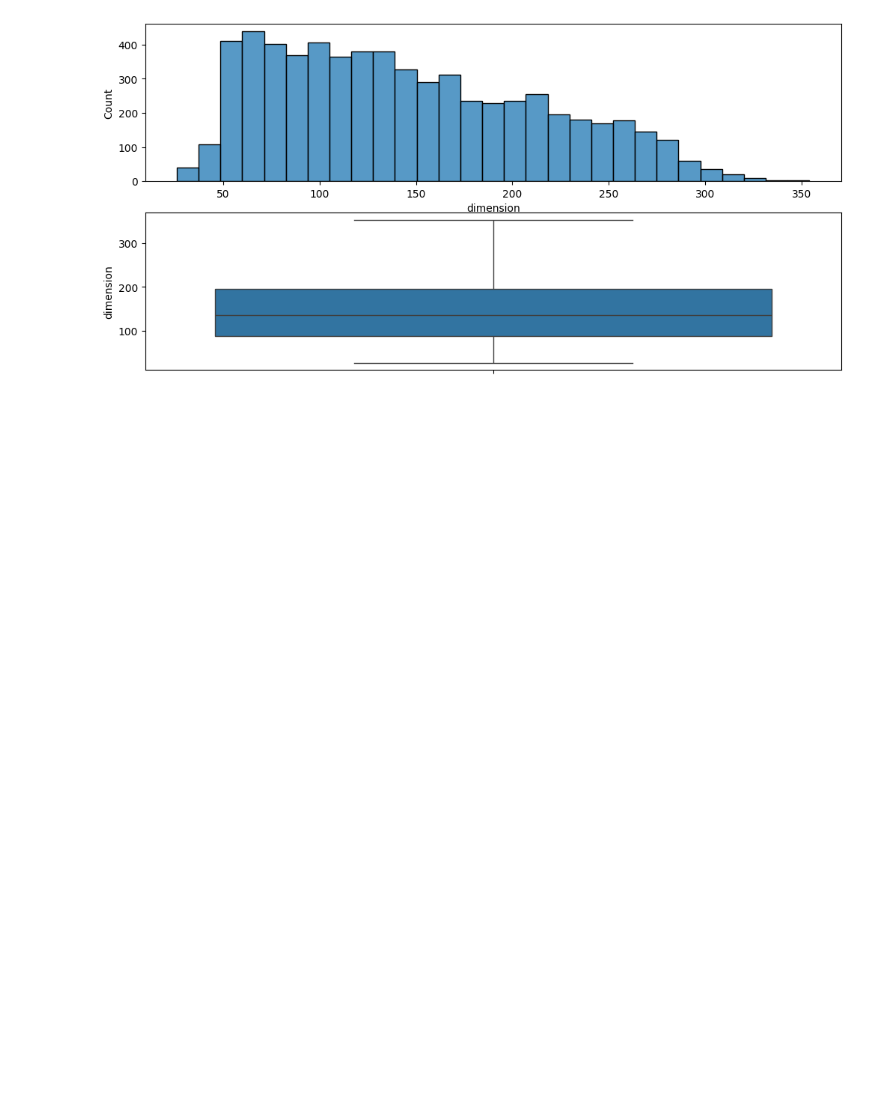
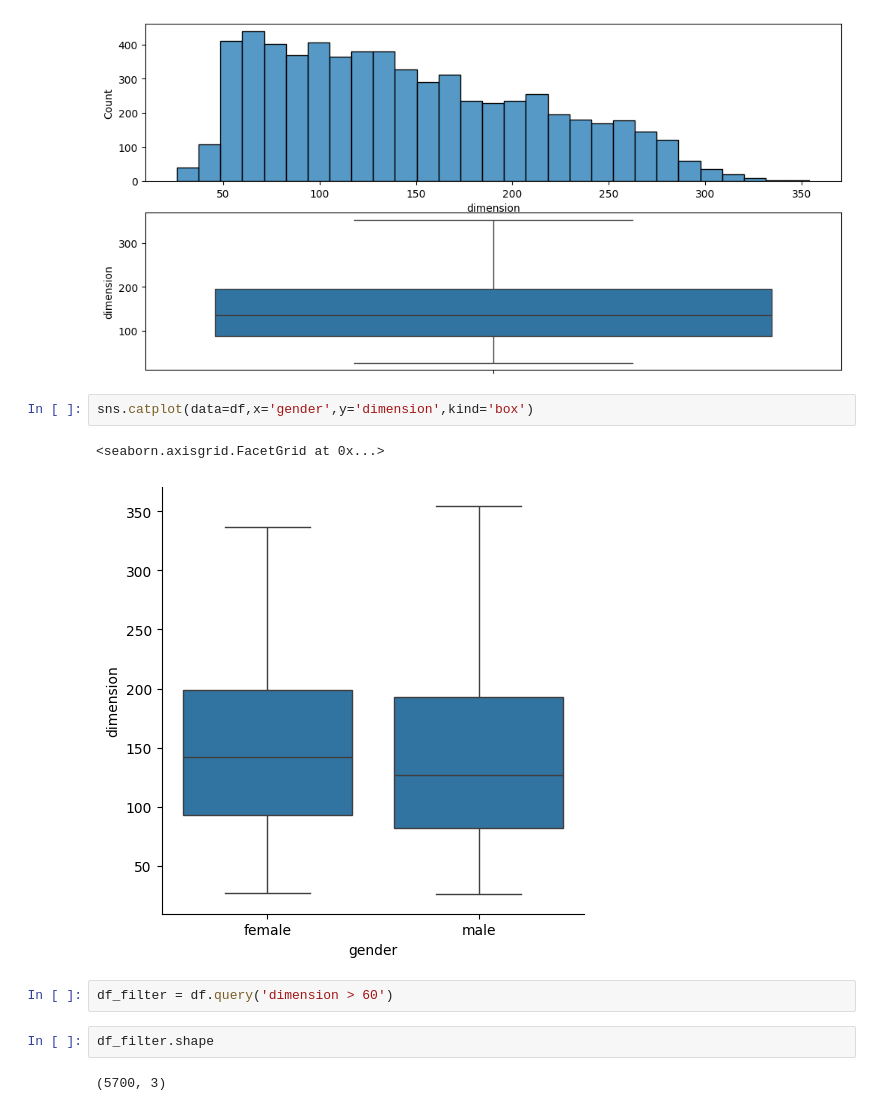
Before and after one commit to AndreasNugoho/face-reg, a Jupyter notebook: 2_Face_Reg_Scratch/02_data_preprocessing_EDA.ipynb, the cells around one changed output. Saved outputs shown, nothing was run; the diff lists cells and outputs as text; blank space fills up the shorter version.

```diff
--- a/2_Face_Reg_Scratch/02_data_preprocessing_EDA.ipynb
+++ b/2_Face_Reg_Scratch/02_data_preprocessing_EDA.ipynb
@@ -101,3 +101,14 @@ sns.boxplot(df['dimension'])
 plt.show()
 # %% [output]
 [figure]
+# %%
+sns.catplot(data=df,x='gender',y='dimension',kind='box')
+# %% [output]
+<seaborn.axisgrid.FacetGrid at 0x...>
+[figure, added]
+# %%
+df_filter = df.query('dimension > 60')
+# %%
+df_filter.shape
+# %% [output]
+(5700, 3)
```
Also changed, not shown: parts of 1 cell of this notebook.
